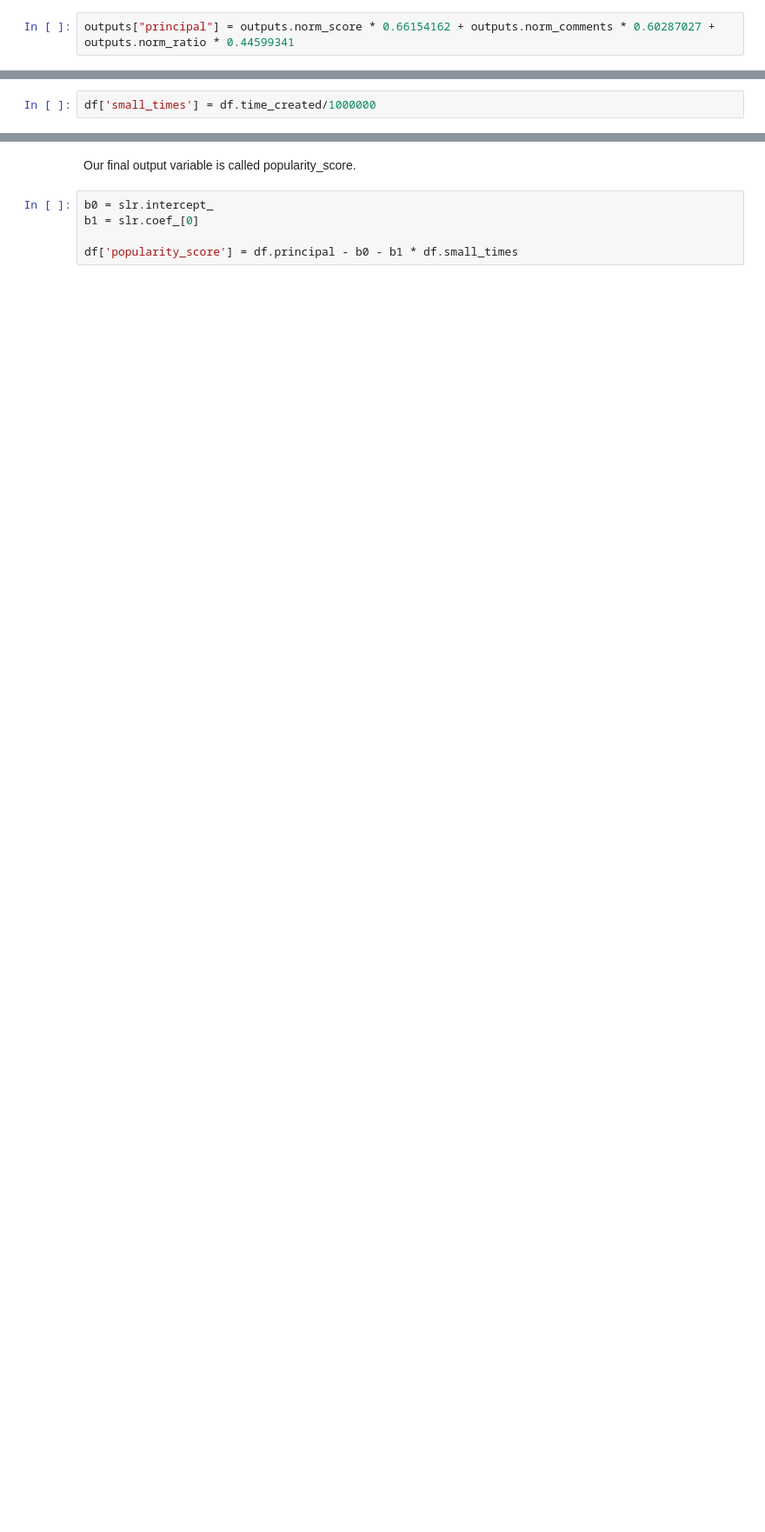
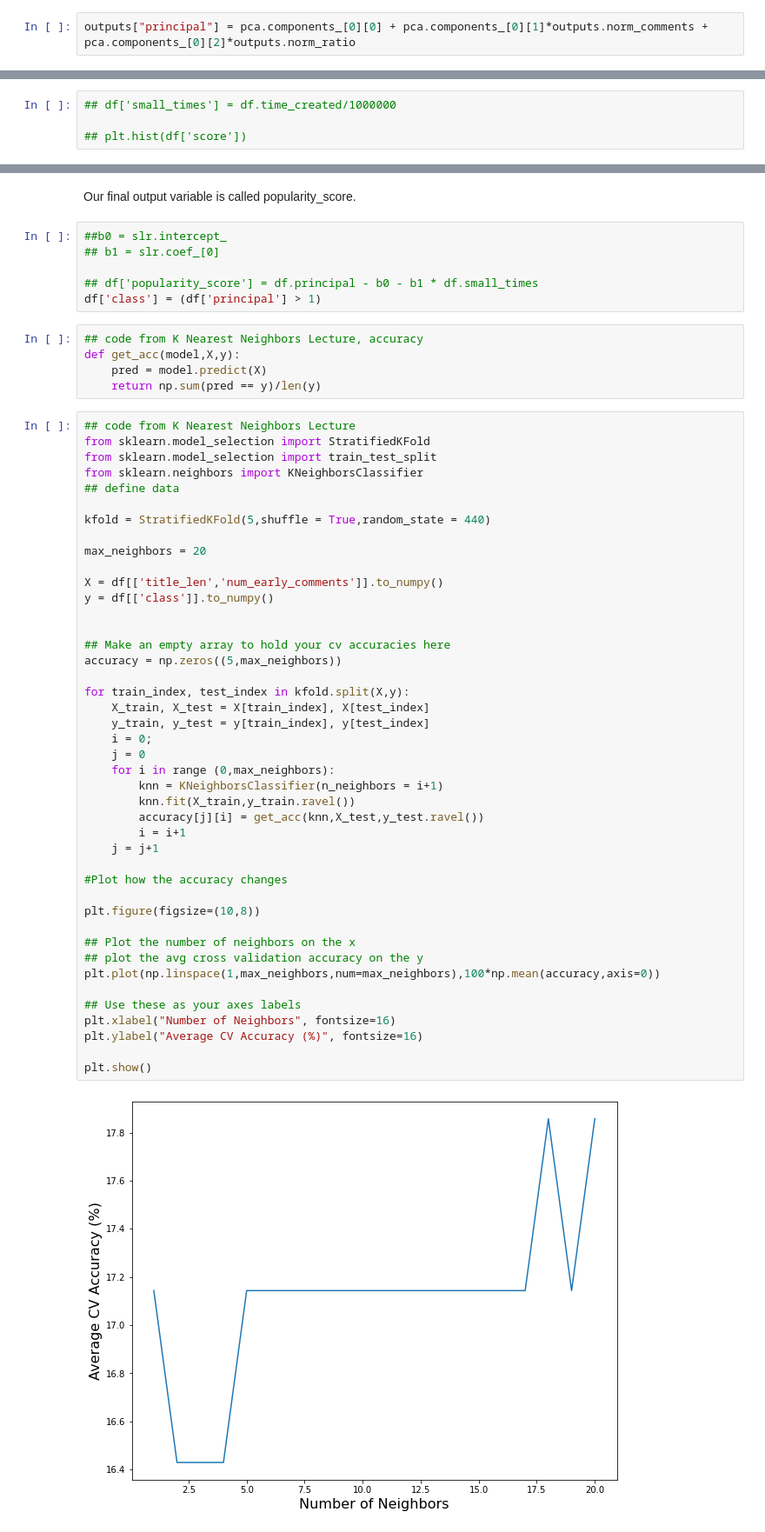
Before and after one commit to 404notfound-erdosbootcampproject/reddit_analysis, a Jupyter notebook: Let's make a good output variable.ipynb, the cells around one changed output, grey strips where cells are left out. Shown at 87% size. Drawn from its saved outputs; the diff is of its cells as text; blank space fills up the shorter version.

```diff
--- a/Let's make a good output variable.ipynb
+++ b/Let's make a good output variable.ipynb
@@ -14,11 +42,13 @@ outputs["norm_ratio"] = (outputs.upvote_ratio - outputs.upvote_ratio.mean()) / o
 # %%
-outputs["principal"] = outputs.norm_score * 0.66154162 + outputs.norm_comments * 0.60287027 + outputs.norm_ratio * 0.44599341
+outputs["principal"] = pca.components_[0][0] + pca.components_[0][1]*outputs.norm_comments + pca.components_[0][2]*outputs.norm_ratio
 # %%
 df["principal"] = outputs.principal
 # %% [markdown]
 We shrink the time values because they give my computer a headache.
 # %%
-df['small_times'] = df.time_created/1000000
+## df['small_times'] = df.time_created/1000000
+
+## plt.hist(df['score'])
 # %% [markdown]
 We regress against time, because we don't want to be biased towards older posts.
 # %%
@@ -32,7 +60,58 @@ LinearRegression()
 # %% [markdown]
 Our final output variable is called popularity_score.
 # %%
-b0 = slr.intercept_
-b1 = slr.coef_[0]
+##b0 = slr.intercept_
+## b1 = slr.coef_[0]
 
-df['popularity_score'] = df.principal - b0 - b1 * df.small_times
+## df['popularity_score'] = df.principal - b0 - b1 * df.small_times
+df['class'] = (df['principal'] > 1)
+# %%
+## code from K Nearest Neighbors Lecture, accuracy
+def get_acc(model,X,y):
+    pred = model.predict(X)
+    return np.sum(pred == y)/len(y)
+# %%
+## code from K Nearest Neighbors Lecture
+from sklearn.model_selection import StratifiedKFold
+from sklearn.model_selection import train_test_split
+from sklearn.neighbors import KNeighborsClassifier
+## define data
+
+kfold = StratifiedKFold(5,shuffle = True,random_state = 440)
+
+max_neighbors = 20
+
+X = df[['title_len','num_early_comments']].to_numpy()
+y = df[['class']].to_numpy()
+
+
+## Make an empty array to hold your cv accuracies here
+accuracy = np.zeros((5,max_neighbors))
+
+for train_index, test_index in kfold.split(X,y):
+    X_train, X_test = X[train_index], X[test_index]
+    y_train, y_test = y[train_index], y[test_index]
+    i = 0;
+    j = 0
+    for i in range (0,max_neighbors):
+        knn = KNeighborsClassifier(n_neighbors = i+1)
+        knn.fit(X_train,y_train.ravel())
+        accuracy[j][i] = get_acc(knn,X_test,y_test.ravel())
+        i = i+1
+    j = j+1
+
+#Plot how the accuracy changes
+
+plt.figure(figsize=(10,8))
+
+## Plot the number of neighbors on the x
+## plot the avg cross validation accuracy on the y
+plt.plot(np.linspace(1,max_neighbors,num=max_neighbors),100*np.mean(accuracy,axis=0))
+
+## Use these as your axes labels
+plt.xlabel("Number of Neighbors", fontsize=16)
+plt.ylabel("Average CV Accuracy (%)", fontsize=16)
+
+plt.show()
+# %% [output]
+[figure, added]
```
Also changed, not shown: parts of 4 cells of this notebook.
